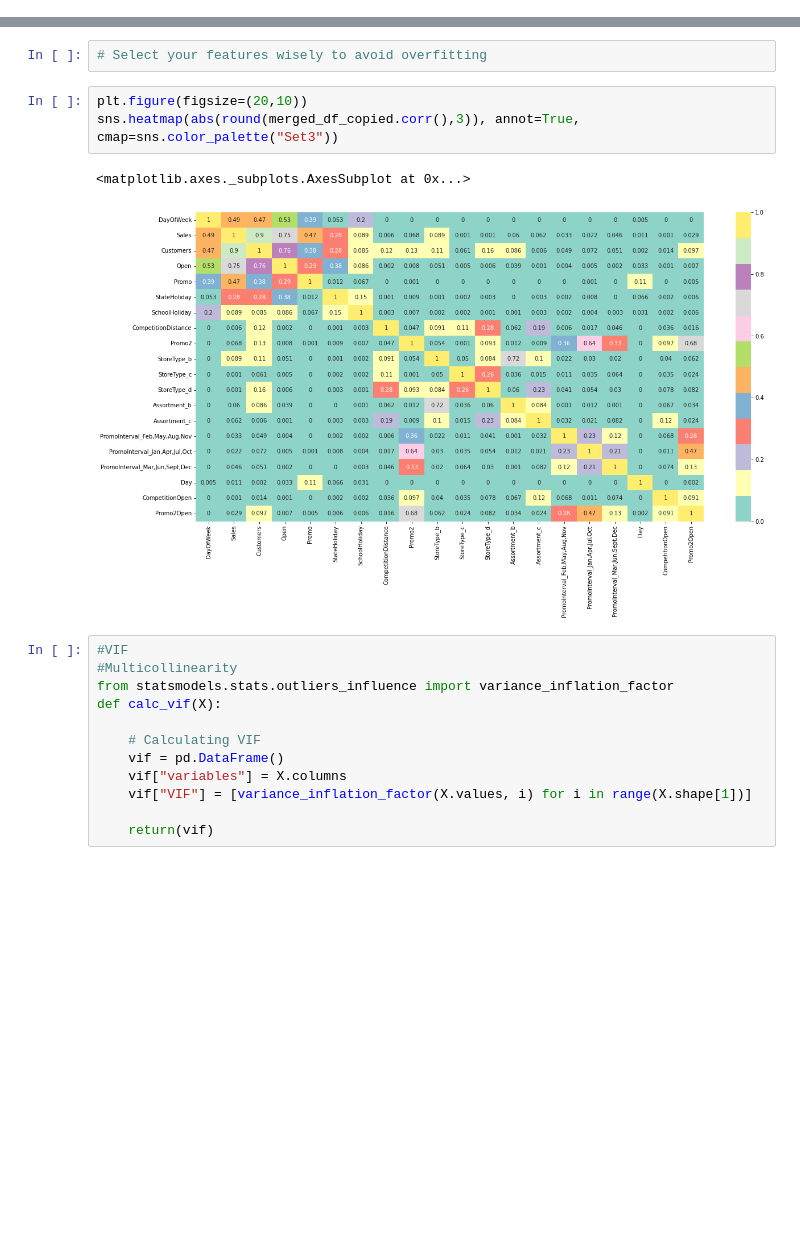
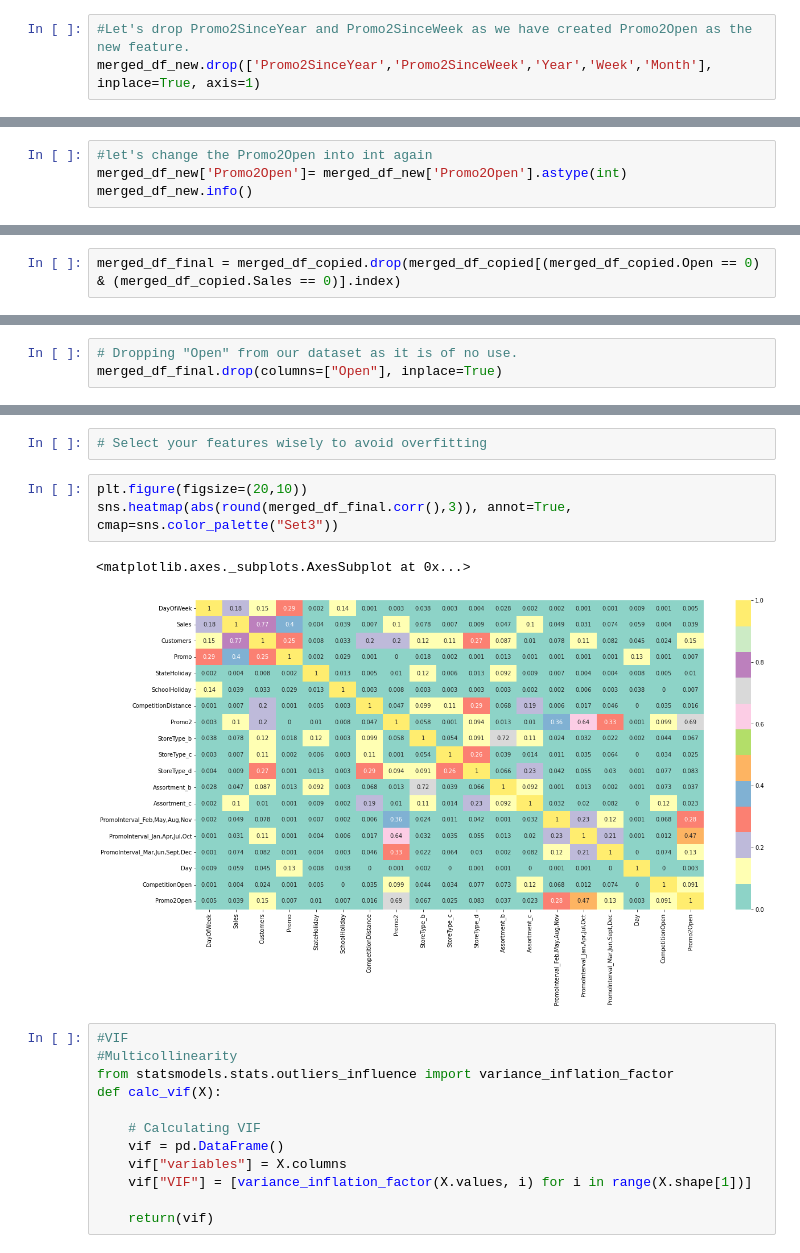
Before and after one commit to prasadwagh2503/Rossmann-Retail-Sales-Predictions, a Jupyter notebook: Prasad_Regression.ipynb, the cells around one changed output, grey strips where cells are left out. Drawn from its saved outputs; the diff is of its cells as text; blank space fills up the shorter version.

```diff
--- a/Prasad_Regression.ipynb
+++ b/Prasad_Regression.ipynb
@@ -1214,0 +1267,3 @@ merged_df_new.shape
+# %%
+#Let's drop Promo2SinceYear and Promo2SinceWeek as we have created Promo2Open as the new feature.
+merged_df_new.drop(['Promo2SinceYear','Promo2SinceWeek','Year','Week','Month'], inplace=True, axis=1)
@@ -1214,0 +1290,4 @@ merged_df_new.shape
+# %%
+#let's change the Promo2Open into int again
+merged_df_new['Promo2Open']= merged_df_new['Promo2Open'].astype(int)
+merged_df_new.info()
@@ -1255,0 +1345,2 @@ comp_months(merged_df_copied)
+# %%
+merged_df_final = merged_df_copied.drop(merged_df_copied[(merged_df_copied.Open == 0) & (merged_df_copied.Sales == 0)].index)
@@ -1350,13 +1360,16 @@ memory usage: 163.0 MB
+# %%
+# Dropping "Open" from our dataset as it is of no use.
+merged_df_final.drop(columns=["Open"], inplace=True)
 # %% [markdown]
 #### 2. Feature Selection
 # %%
 # Select your features wisely to avoid overfitting
 # %%
 plt.figure(figsize=(20,10))
-sns.heatmap(abs(round(merged_df_copied.corr(),3)), annot=True, cmap=sns.color_palette("Set3"))
+sns.heatmap(abs(round(merged_df_final.corr(),3)), annot=True, cmap=sns.color_palette("Set3"))
 # %% [output]
 <matplotlib.axes._subplots.AxesSubplot at 0x...>
-[figure, old version]
+[figure, new version]
 # %%
 #VIF
 #Multicollinearity
```
Also changed, not shown: parts of 63 cells of this notebook.
